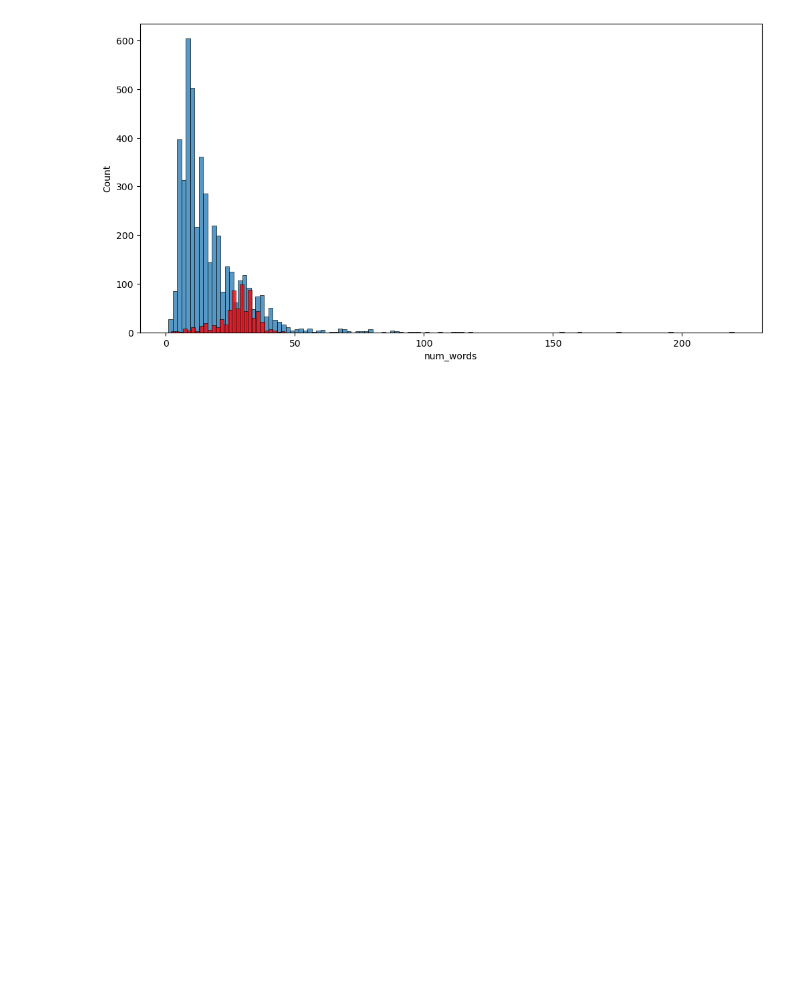
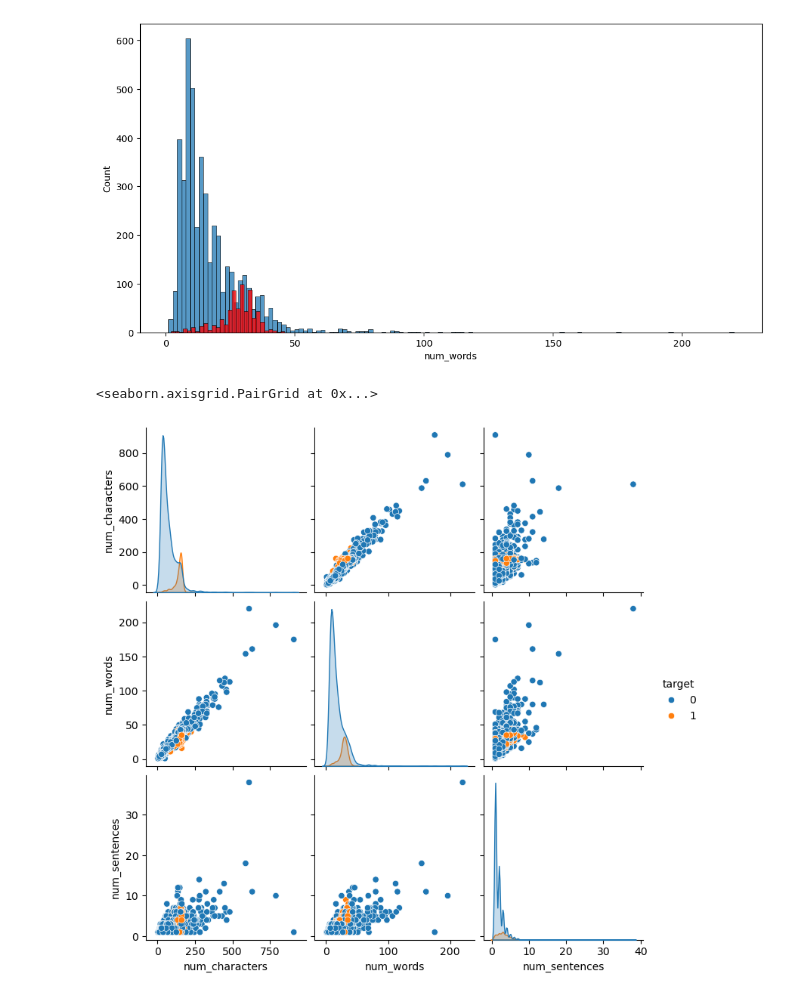
Before and after one commit to PiyushLuitel-07/SMS-E-mail-Spam-Dectection-Software, a Jupyter notebook: demo.ipynb, the cells around one changed output. Cells and saved outputs as stored; diff of their text form; code cells hidden in the pictures; blank space fills up the shorter version.

```diff
--- a/demo.ipynb
+++ b/demo.ipynb
@@ -212,3 +212,8 @@ sns.histplot(df[df['target']==1]['num_words'],color='red')
 plt.show()
 # %% [output]
 [figure]
+# %%
+sns.pairplot(df,hue='target')
+# %% [output]
+<seaborn.axisgrid.PairGrid at 0x...>
+[figure, added]
```
Also changed, not shown: parts of 1 cell of this notebook.
